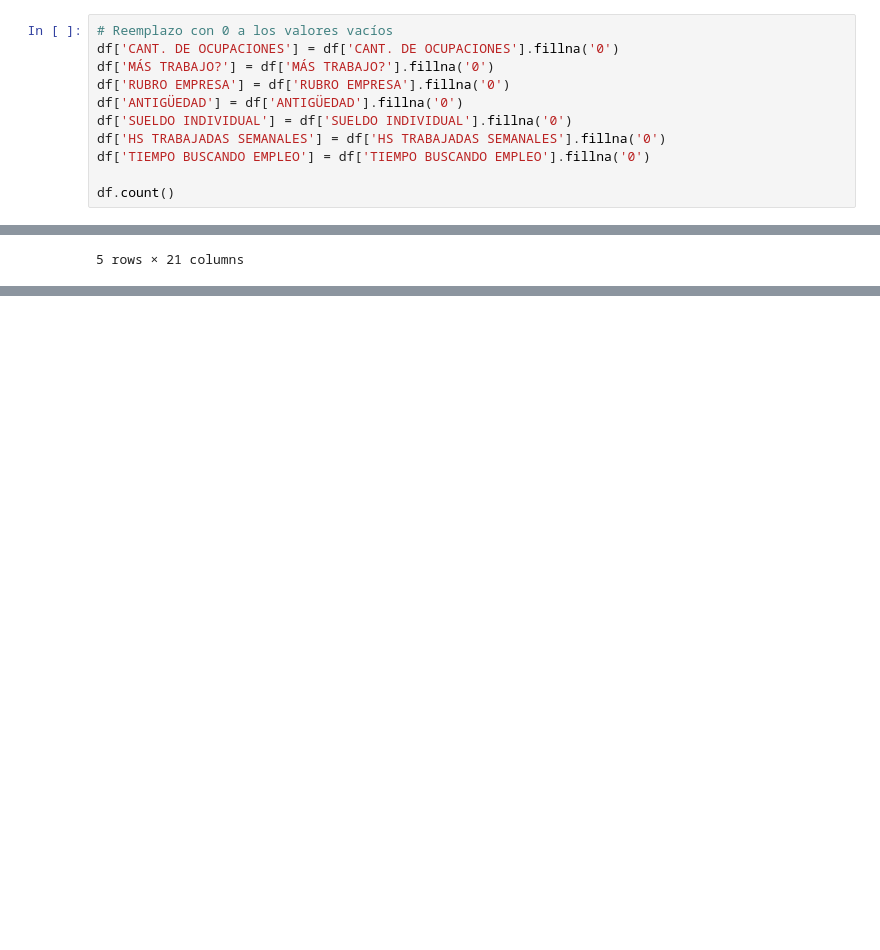
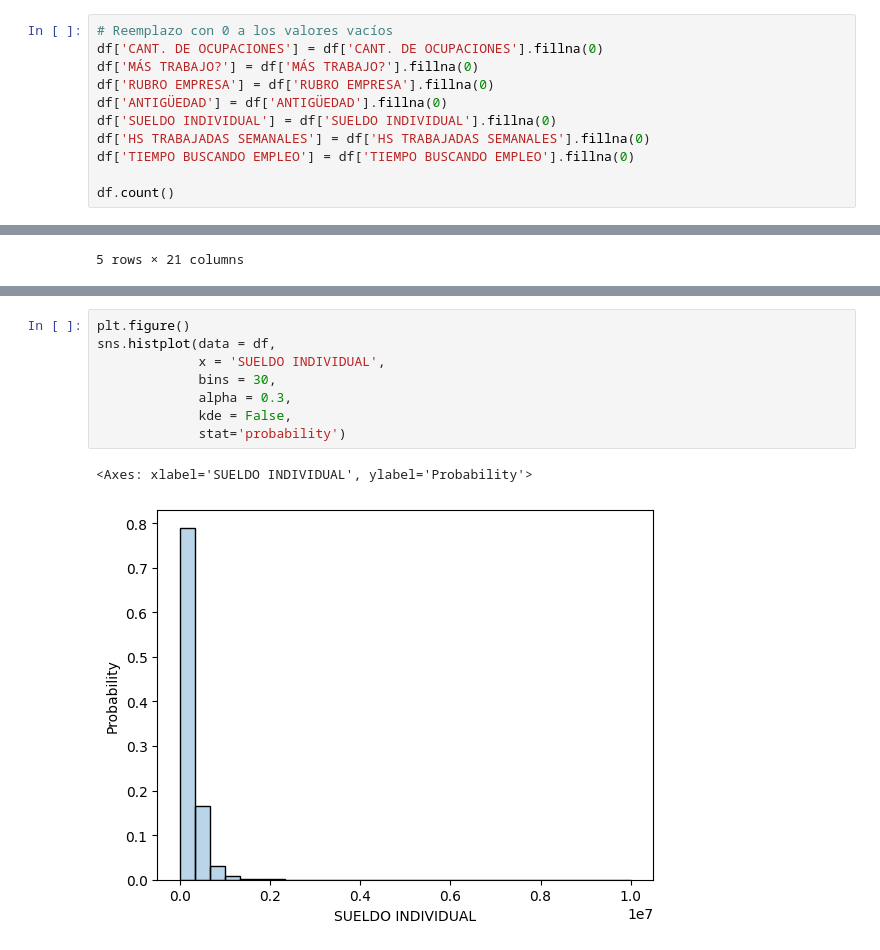
Before and after one commit to maiteuen/CoderHouse, a Jupyter notebook: Entregas CODER/Primera Entrega.ipynb, the cells around one changed output, grey strips where cells are left out. Cells and saved outputs as stored; diff of their text form; blank space fills up the shorter version.

```diff
--- a/Entregas CODER/Primera Entrega.ipynb
+++ b/Entregas CODER/Primera Entrega.ipynb
@@ -165,13 +166,13 @@ Algo similar sucede con 'MÁS TRABAJO?', 'RUBRO EMPRESA', 'ANTIGÜEDAD', 'SUELDO
 De forma opuesta, sucede con 'TIEMPO BUSCANDO EMPLEO', ya que este apartado es para personas desempleadas.
 # %%
 # Reemplazo con 0 a los valores vacíos
-df['CANT. DE OCUPACIONES'] = df['CANT. DE OCUPACIONES'].fillna('0')
-df['MÁS TRABAJO?'] = df['MÁS TRABAJO?'].fillna('0')
-df['RUBRO EMPRESA'] = df['RUBRO EMPRESA'].fillna('0')
-df['ANTIGÜEDAD'] = df['ANTIGÜEDAD'].fillna('0')
-df['SUELDO INDIVIDUAL'] = df['SUELDO INDIVIDUAL'].fillna('0')
-df['HS TRABAJADAS SEMANALES'] = df['HS TRABAJADAS SEMANALES'].fillna('0')
-df['TIEMPO BUSCANDO EMPLEO'] = df['TIEMPO BUSCANDO EMPLEO'].fillna('0')
+df['CANT. DE OCUPACIONES'] = df['CANT. DE OCUPACIONES'].fillna(0)
+df['MÁS TRABAJO?'] = df['MÁS TRABAJO?'].fillna(0)
+df['RUBRO EMPRESA'] = df['RUBRO EMPRESA'].fillna(0)
+df['ANTIGÜEDAD'] = df['ANTIGÜEDAD'].fillna(0)
+df['SUELDO INDIVIDUAL'] = df['SUELDO INDIVIDUAL'].fillna(0)
+df['HS TRABAJADAS SEMANALES'] = df['HS TRABAJADAS SEMANALES'].fillna(0)
+df['TIEMPO BUSCANDO EMPLEO'] = df['TIEMPO BUSCANDO EMPLEO'].fillna(0)
 
 df.count()
 # %% [output]
@@ -283,0 +224,11 @@ Hipótesis: Las personas con niveles educativos más bajos tienen una mayor prob
+# %%
+plt.figure()
+sns.histplot(data = df,
+             x = 'SUELDO INDIVIDUAL',
+             bins = 30,
+             alpha = 0.3,
+             kde = False,
+             stat='probability')
+# %% [output]
+<Axes: xlabel='SUELDO INDIVIDUAL', ylabel='Probability'>
+[figure, added]
```
Also changed, not shown: parts of 84 cells of this notebook.
